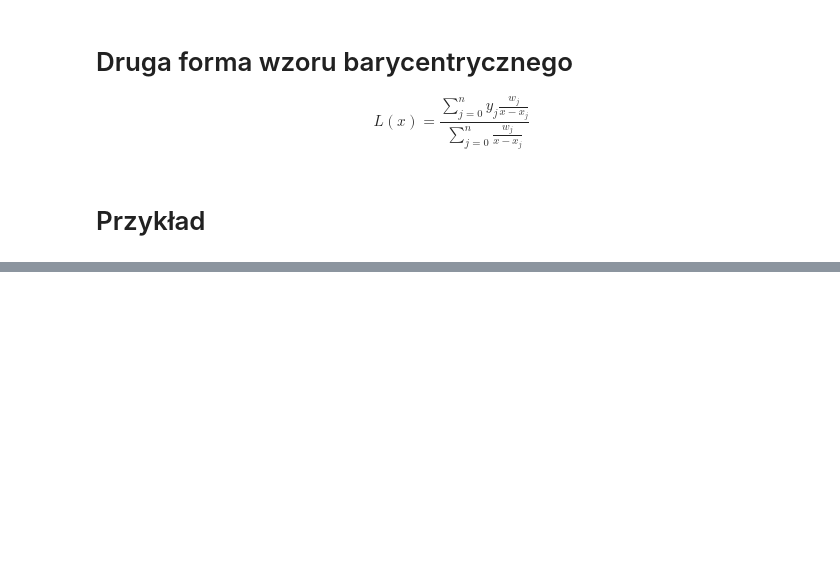
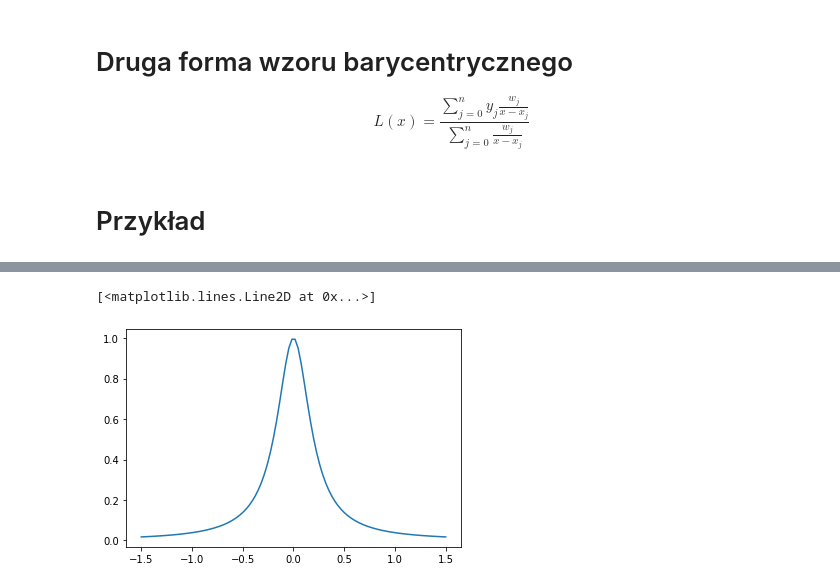
Before and after one commit to wojtekgrzela/public_lectures, a Jupyter notebook: Metody Numeryczne/Lecture 2 (interpolation)/Lecture 2.ipynb, the cells around one changed output, grey strips where cells are left out. Drawn from its saved outputs; the diff is of its cells as text; code cells hidden in the pictures; blank space fills up the shorter version.

Commit message:
[MN] Efekt rungego

```diff
--- a/Metody Numeryczne/Lecture 2 (interpolation)/Lecture 2.ipynb
+++ b/Metody Numeryczne/Lecture 2 (interpolation)/Lecture 2.ipynb
@@ -233,0 +263,7 @@ plt.scatter(x_i,y_i)
+# %%
+runge = lambda x:1/(1+25*x**2)
+
+plt.plot(X,runge(X))
+# %% [output]
+[<matplotlib.lines.Line2D at 0x...>]
+[figure, added]
```
Also changed, not shown: parts of 8 cells of this notebook.
